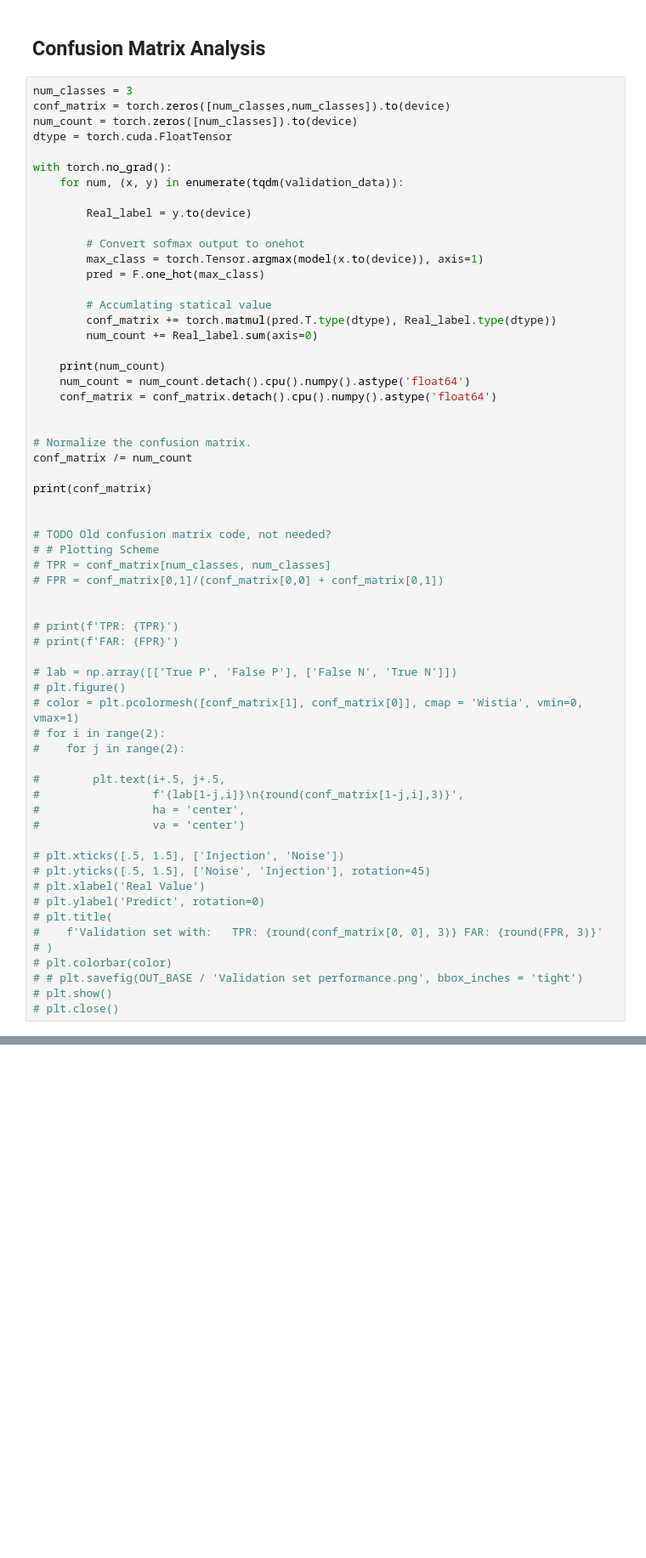
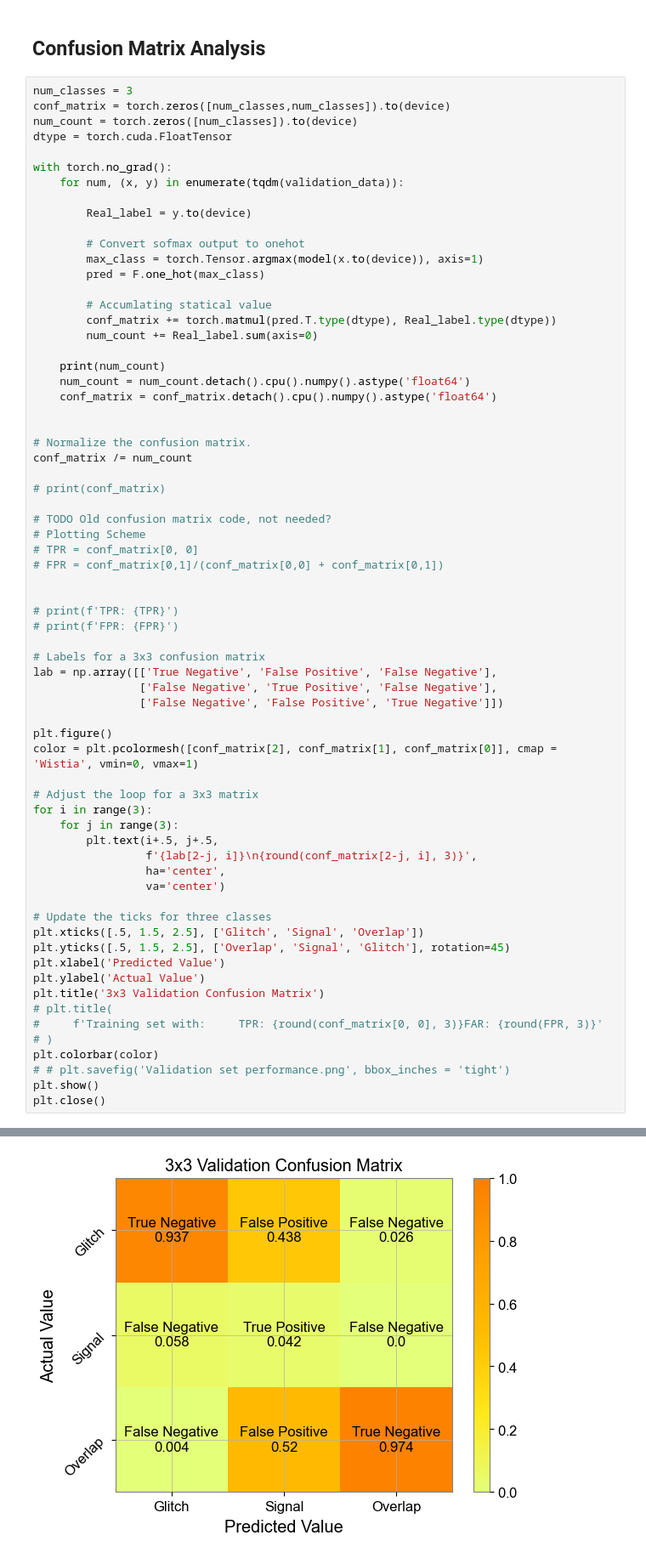
Before and after one commit to GWGASF/gwgasf, a Jupyter notebook: GASF Multiclass Classifier.ipynb, the cells around one changed output, grey strips where cells are left out. Shown: that part at 85% size. Drawn from its saved outputs; the diff is of its cells as text; blank space fills up the shorter version.

Commit message:
Updated confusion matrices

```diff
--- a/GASF Multiclass Classifier.ipynb
+++ b/GASF Multiclass Classifier.ipynb
@@ -560,38 +560,44 @@ with torch.no_grad():
 # Normalize the confusion matrix.
 conf_matrix /= num_count
 
-print(conf_matrix)
-
+# print(conf_matrix)
 
 # TODO Old confusion matrix code, not needed?
-# # Plotting Scheme
-# TPR = conf_matrix[num_classes, num_classes]
+# Plotting Scheme
+# TPR = conf_matrix[0, 0]
 # FPR = conf_matrix[0,1]/(conf_matrix[0,0] + conf_matrix[0,1])
 
 
 # print(f'TPR: {TPR}')
-# print(f'FAR: {FPR}')
+# print(f'FPR: {FPR}')
 
-# lab = np.array([['True P', 'False P'], ['False N', 'True N']])
-# plt.figure()
-# color = plt.pcolormesh([conf_matrix[1], conf_matrix[0]], cmap = 'Wistia', vmin=0, vmax=1)
-# for i in range(2):
-#    for j in range(2):
+# Labels for a 3x3 confusion matrix
+lab = np.array([['True Negative', 'False Positive', 'False Negative'],
+                ['False Negative', 'True Positive', 'False Negative'],
+                ['False Negative', 'False Positive', 'True Negative']])
 
-#        plt.text(i+.5, j+.5,
-#                 f'{lab[1-j,i]}\n{round(conf_matrix[1-j,i],3)}',
-#                 ha = 'center',
-#                 va = 'center')
+plt.figure()
+color = plt.pcolormesh([conf_matrix[2], conf_matrix[1], conf_matrix[0]], cmap = 'Wistia', vmin=0, vmax=1)
 
-# plt.xticks([.5, 1.5], ['Injection', 'Noise'])
-# plt.yticks([.5, 1.5], ['Noise', 'Injection'], rotation=45)
-# plt.xlabel('Real Value')
-# plt.ylabel('Predict', rotation=0)
+# Adjust the loop for a 3x3 matrix
+for i in range(3):
+    for j in range(3):
+        plt.text(i+.5, j+.5,
+                 f'{lab[2-j, i]}\n{round(conf_matrix[2-j, i], 3)}',
+                 ha='center',
+                 va='center')
+
+# Update the ticks for three classes
+plt.xticks([.5, 1.5, 2.5], ['Glitch', 'Signal', 'Overlap'])
+plt.yticks([.5, 1.5, 2.5], ['Overlap', 'Signal', 'Glitch'], rotation=45)
+plt.xlabel('Predicted Value')
+plt.ylabel('Actual Value')
+plt.title('3x3 Validation Confusion Matrix')
 # plt.title(
-#    f'Validation set with:   TPR: {round(conf_matrix[0, 0], 3)} FAR: {round(FPR, 3)}'
+#     f'Training set with:     TPR: {round(conf_matrix[0, 0], 3)}FAR: {round(FPR, 3)}'
 # )
-# plt.colorbar(color)
-# # plt.savefig(OUT_BASE / 'Validation set performance.png', bbox_inches = 'tight')
-# plt.show()
-# plt.close()
+plt.colorbar(color)
+# # plt.savefig('Validation set performance.png', bbox_inches = 'tight')
+plt.show()
+plt.close()
 # %% [output]
@@ -601,0 +605 @@ tensor([652., 699., 649.], device='cuda:0')
+[figure, added]
```
Also changed, not shown: parts of 8 cells of this notebook.
